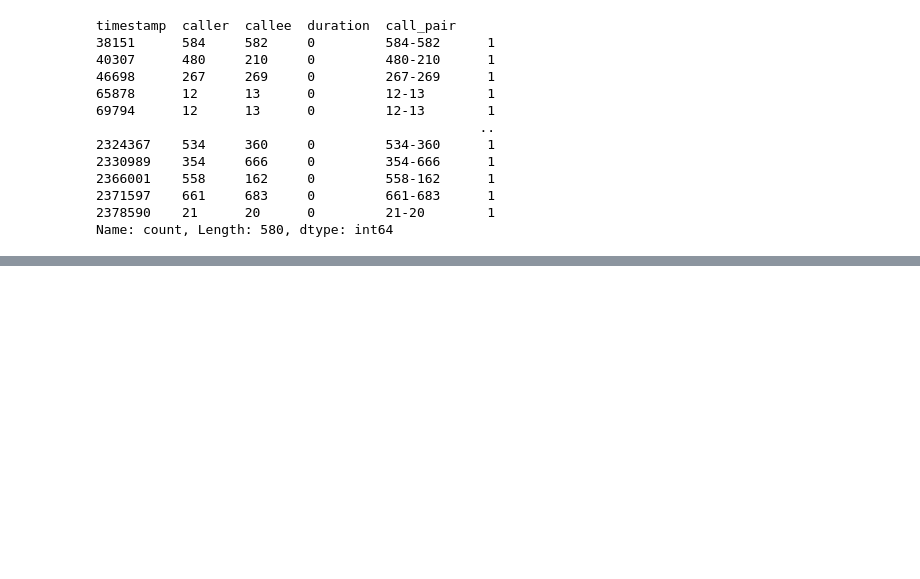
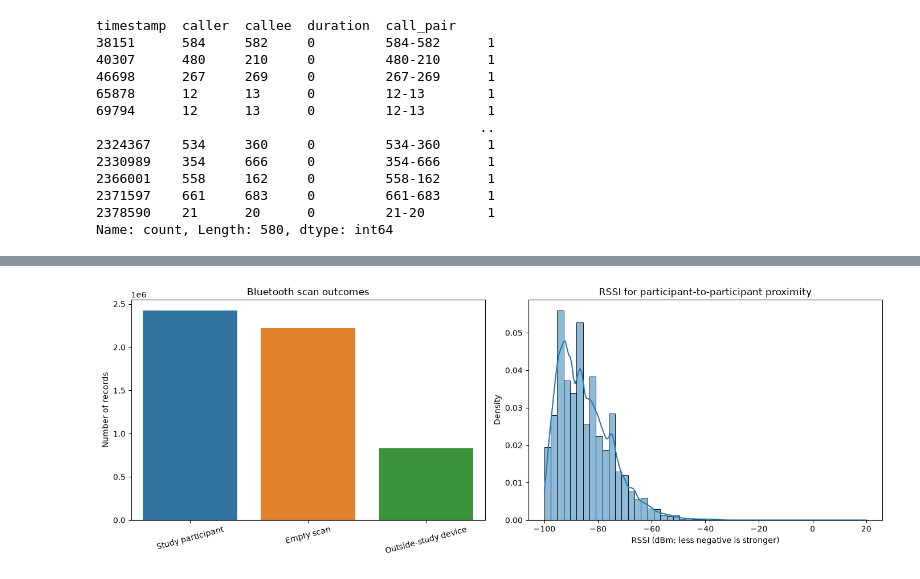
Before and after one commit to ucd-cosmos-data/26-the-deep-learners-analysis, a Jupyter notebook: FinalProject/notebooks/eda_distributions.ipynb, the cells around one changed output, grey strips where cells are left out. Drawn from its saved outputs; the diff is of its cells as text; code cells hidden in the pictures; blank space fills up the shorter version.

```diff
--- a/FinalProject/notebooks/eda_distributions.ipynb
+++ b/FinalProject/notebooks/eda_distributions.ipynb
@@ -137,0 +142,16 @@ for i in range(3):
+# %%
+scan_outcome = np.select(
+    [df_bt['user_b'].eq(-1), df_bt['user_b'].eq(-2)],
+    ['Empty scan', 'Outside-study device'],
+    default='Study participant',
+)
+scan_outcome_counts = pd.Series(scan_outcome, name='scan_outcome').value_counts()
+
+# Only participant-to-participant observations represent study proximity.
+bt_proximity = df_bt.loc[df_bt['user_b'].ge(0)].copy()
+bt_proximity['pair_a'] = bt_proximity[['user_a', 'user_b']].min(axis=1)
+bt_proximity['pair_b'] = bt_proximity[['user_a', 'user_b']].max(axis=1)
+
+print(f'All Bluetooth records: {len(df_bt):,}')
+print(f'Participant-to-participant observations: {len(bt_proximity):,}')
+display(scan_outcome_counts.rename('count').to_frame())
@@ -137,0 +166,26 @@ for i in range(3):
+# %%
+fig, axes = plt.subplots(1, 2, figsize=(14, 5))
+
+sns.barplot(
+    x=scan_outcome_counts.index,
+    y=scan_outcome_counts.values,
+    hue=scan_outcome_counts.index,
+    legend=False,
+    ax=axes[0],
+)
+axes[0].set(title='Bluetooth scan outcomes', xlabel='', ylabel='Number of records')
+axes[0].tick_params(axis='x', rotation=15)
+
+# Sampling makes the density overlay fast while retaining the shape of 2.4M+ rows.
+rssi_sample = bt_proximity['rssi'].sample(
+    n=min(200_000, len(bt_proximity)), random_state=42
+)
+sns.histplot(rssi_sample, bins=50, stat='density', kde=True, ax=axes[1])
+axes[1].set(
+    title='RSSI for participant-to-participant proximity',
+    xlabel='RSSI (dBm; less negative is stronger)',
+    ylabel='Density',
+)
+plt.tight_layout()
+# %% [output]
+[figure, added]
```
Also changed, not shown: parts of 11 cells of this notebook, 2 other files.
